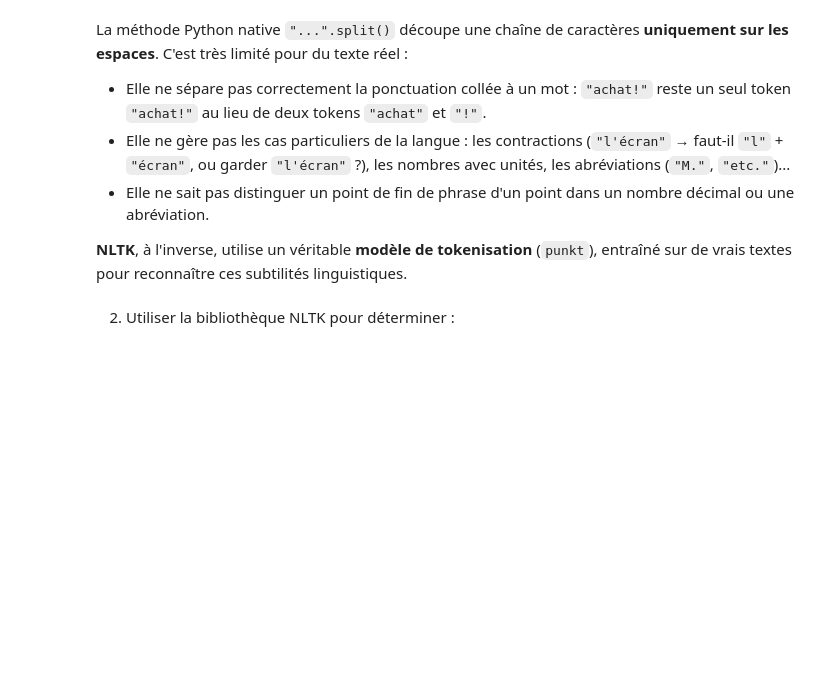
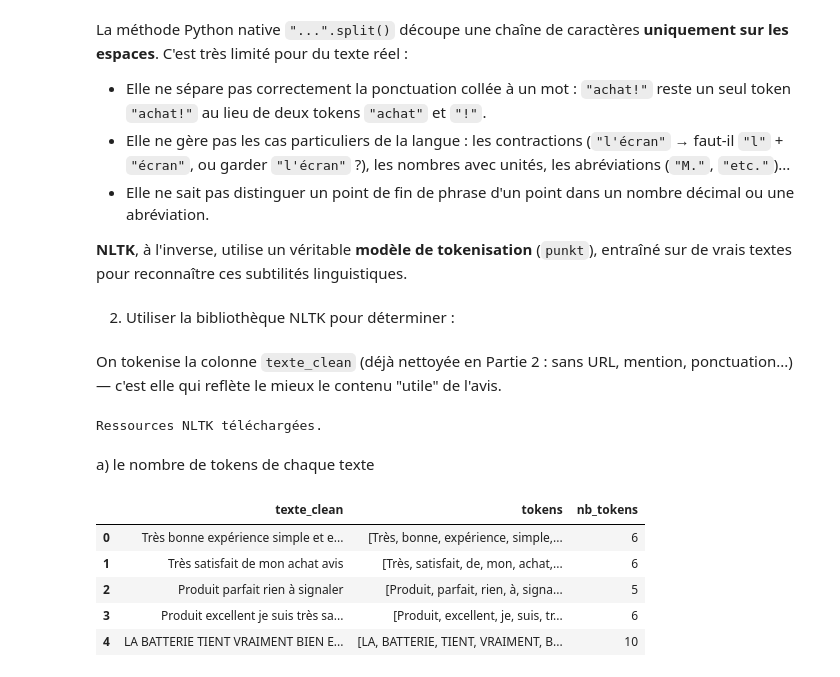
Before and after one commit to Youssoupha-ndiaye/atelier_preparations_donnees_textuelles_ODC_IA, a Jupyter notebook: atelier_prepa_donnees_textuelles/notebooks/atelier_prepa_donnees_textuelles.ipynb, the cells around one changed output. Cells and saved outputs as stored; diff of their text form; code cells hidden in the pictures; blank space fills up the shorter version.

Commit message:
Partie 3-2-a) Determination du nombre de tokens de chaque texte

```diff
--- a/atelier_prepa_donnees_textuelles/notebooks/atelier_prepa_donnees_textuelles.ipynb
+++ b/atelier_prepa_donnees_textuelles/notebooks/atelier_prepa_donnees_textuelles.ipynb
@@ -794,3 +794,36 @@ espaces**. C'est très limité pour du texte réel :
 vrais textes pour reconnaître ces subtilités linguistiques.
 # %% [markdown]
 2) Utiliser la bibliothèque NLTK pour déterminer :
+# %% [markdown]
+On tokenise la colonne `texte_clean` (déjà nettoyée en Partie 2 : sans URL, mention, ponctuation...)
+— c'est elle qui reflète le mieux le contenu "utile" de l'avis.
+# %%
+import nltk
+
+# punkt / punkt_tab : le modèle utilisé par NLTK pour découper un texte en phrases puis en mots
+#                     (tokenisation), entraîné pour reconnaître la ponctuation, les abréviations...
+nltk.download("punkt", quiet=True)
+nltk.download("punkt_tab", quiet=True)
+
+# stopwords : listes de mots vides ("le", "la", "de", "et"...) dans de nombreuses langues, dont le français
+nltk.download("stopwords", quiet=True)
+
+print("Ressources NLTK téléchargées.")
+# %% [output]
+Ressources NLTK téléchargées.
+# %% [markdown]
+a) le nombre de tokens de chaque texte
+# %%
+from nltk.tokenize import word_tokenize
+df_clean["tokens"] = df_clean["texte_clean"].apply(lambda t: word_tokenize(t, language="french"))
+
+# a) nombre de tokens de chaque texte
+df_clean["nb_tokens"] = df_clean["tokens"].apply(len)
+df_clean[["texte_clean", "tokens", "nb_tokens"]].head(5)
+# %% [output]
+|  | texte_clean | tokens | nb_tokens |
+| 0 | Très bonne expérience simple et e... | [Très, bonne, expérience, simple,... | 6 |
+| 1 | Très satisfait de mon achat avis | [Très, satisfait, de, mon, achat,... | 6 |
+| 2 | Produit parfait rien à signaler | [Produit, parfait, rien, à, signa... | 5 |
+| 3 | Produit excellent je suis très sa... | [Produit, excellent, je, suis, tr... | 6 |
+| 4 | LA BATTERIE TIENT VRAIMENT BIEN E... | [LA, BATTERIE, TIENT, VRAIMENT, B... | 10 |
```
